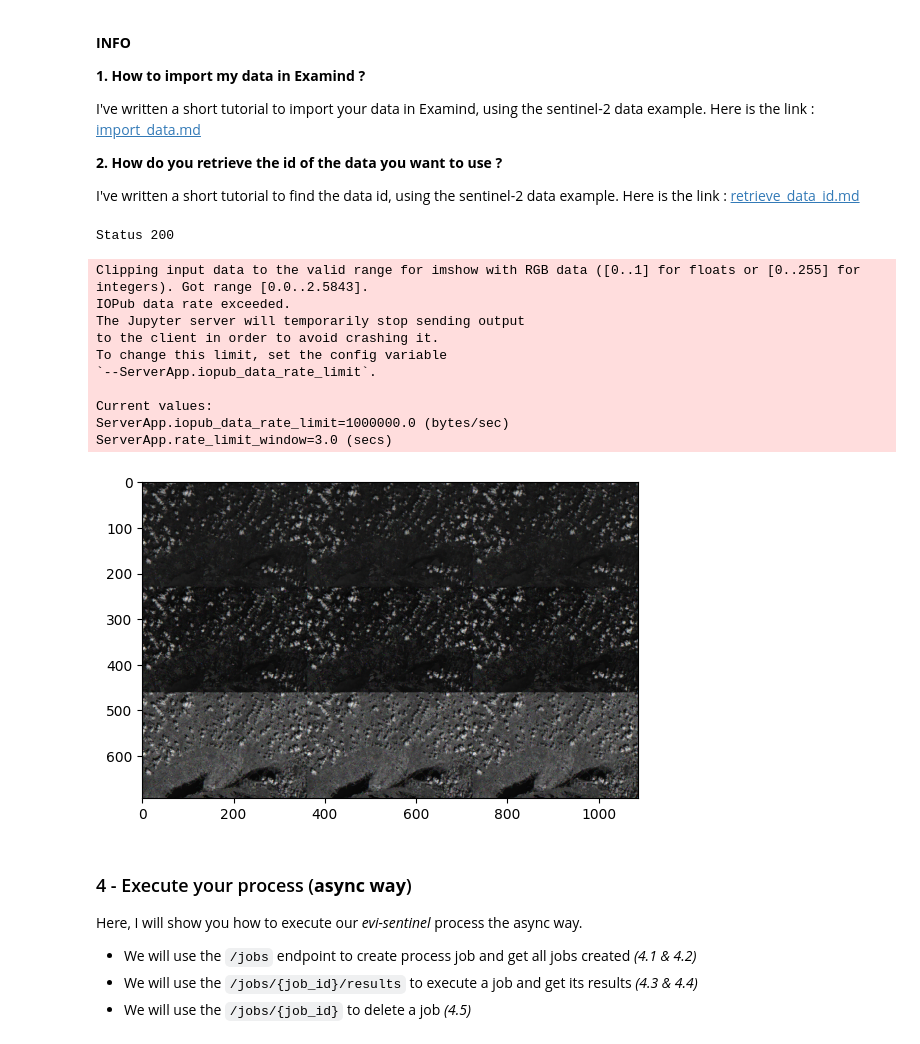
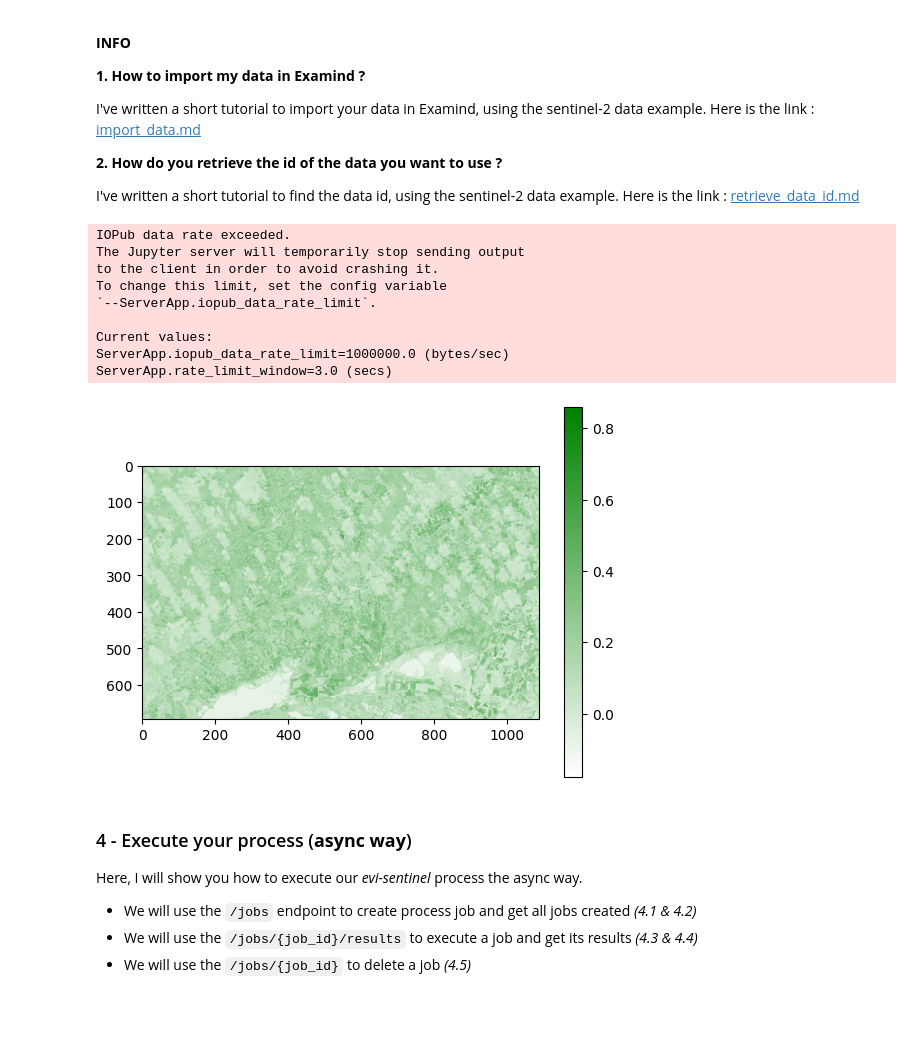
Before and after one commit to fair-ease/Examind_Tutorials, a Jupyter notebook: openeo_examind_example.ipynb, the cells around one changed output. Drawn from its saved outputs; the diff is of its cells as text; code cells hidden in the pictures; blank space fills up the shorter version.

Commit message:
Update jupyter notebook

```diff
--- a/openeo_examind_example.ipynb
+++ b/openeo_examind_example.ipynb
@@ -439,35 +439,36 @@ test_load_save = {
 # %%
 URL = SERVER_IP + "/examind/WS/openeo/process/WPS/result"
 
 headers = {'Content-Type': 'application/json', 'Accept': '*/*'}
 
-r = requests.post(url=URL, data=json.dumps(test_load_save), headers=headers)
+r = requests.post(url=URL, data=json.dumps(exec_data), headers=headers)
 
 print(f"Status {r.status_code}")
 print(r.text)
 
 file_path = "./file.tiff"
 os.makedirs(os.path.dirname(file_path), exist_ok=True)
 with open(file_path, "wb") as f:
     f.write(r.content)
 
 with rasterio.open(BytesIO(r.content)) as src:
     image_data = src.read()
-plt.imshow(image_data.transpose([1, 2, 0]))
+
+cmap = plt.cm.colors.LinearSegmentedColormap.from_list('white_to_green', ['white', 'green'])
+plt.imshow(image_data.transpose([1, 2, 0]), cmap=cmap)
+plt.colorbar()
 plt.show()
 # %% [output]
-Status 200
+IOPub data rate exceeded.
+The Jupyter server will temporarily stop sending output
+to the client in order to avoid crashing it.
+To change this limit, set the config variable
+`--ServerApp.iopub_data_rate_limit`.
+
+Current values:
+ServerApp.iopub_data_rate_limit=1000000.0 (bytes/sec)
+ServerApp.rate_limit_window=3.0 (secs)
-Clipping input data to the valid range for imshow with RGB data ([0..1] for floats or [0..255] for integers). Got range [0.0..2.5843].
-IOPub data rate exceeded.
-The Jupyter server will temporarily stop sending output
-to the client in order to avoid crashing it.
-To change this limit, set the config variable
-`--ServerApp.iopub_data_rate_limit`.
-
-Current values:
-ServerApp.iopub_data_rate_limit=1000000.0 (bytes/sec)
-ServerApp.rate_limit_window=3.0 (secs)
-[figure, old version]
+[figure, new version]
 # %% [markdown]
 ### 4 - Execute your process (**async way**)
 
```
Also changed, not shown: parts of 4 cells of this notebook.
